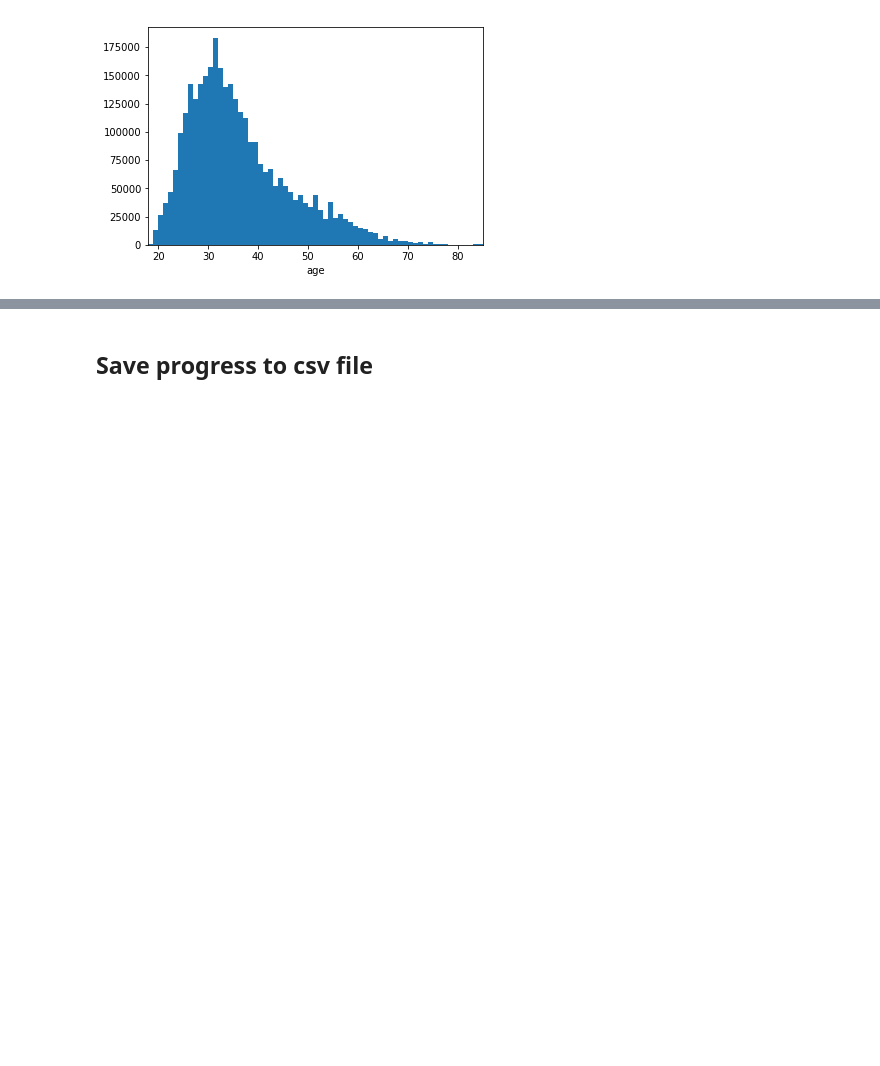
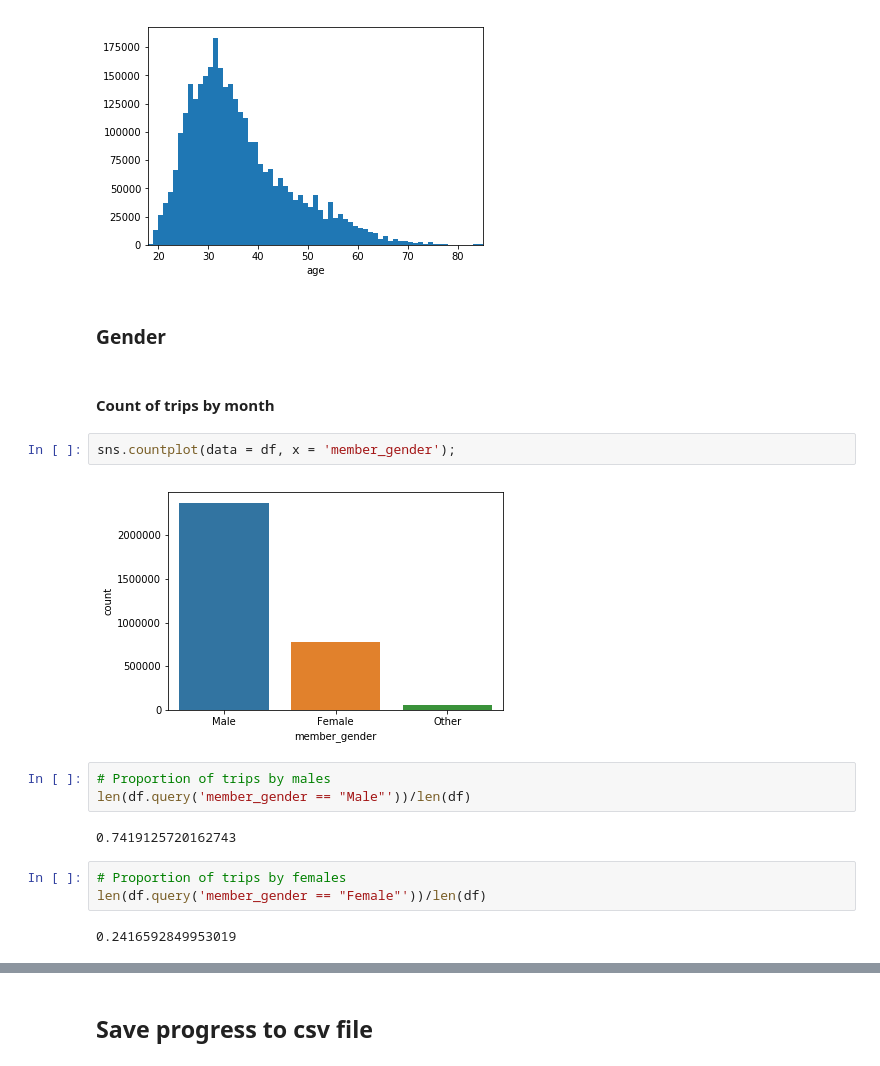
Before and after one commit to mga321/ford_gobike, a Jupyter notebook: ford-go-bike-exploratory-analysis.ipynb, the cells around one changed output, grey strips where cells are left out. Saved outputs shown, nothing was run; the diff lists cells and outputs as text; blank space fills up the shorter version.

Commit message:
Restructure univariate gender analysis

```diff
--- a/ford-go-bike-exploratory-analysis.ipynb
+++ b/ford-go-bike-exploratory-analysis.ipynb
@@ -305,3 +305,21 @@ sns.distplot(df['age'], bins = bin_edges, kde = False,
 plt.xlim((18,85));
 # %% [output]
 [figure]
+# %% [markdown]
+### Gender
+# %% [markdown]
+#### Count of trips by month
+# %%
+sns.countplot(data = df, x = 'member_gender');
+# %% [output]
+[figure, added]
+# %%
+# Proportion of trips by males
+len(df.query('member_gender == "Male"'))/len(df)
+# %% [output]
+0.7419125720162743
+# %%
+# Proportion of trips by females
+len(df.query('member_gender == "Female"'))/len(df)
+# %% [output]
+0.2416592849953019
```
Also changed, not shown: parts of 1 cell of this notebook.
